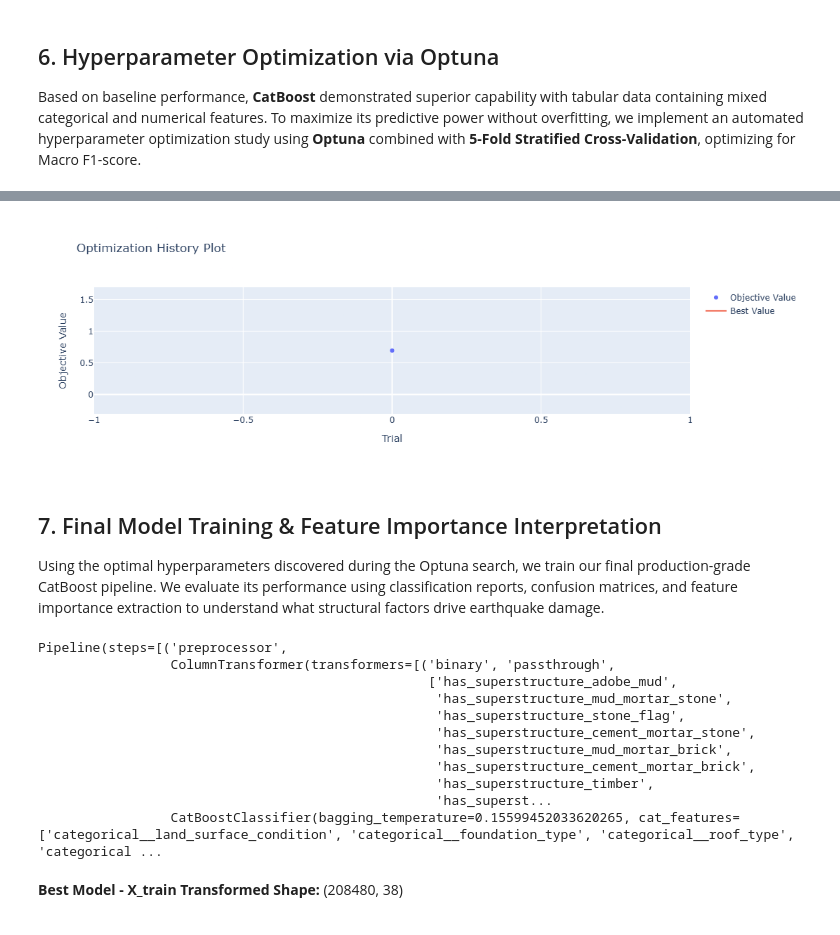
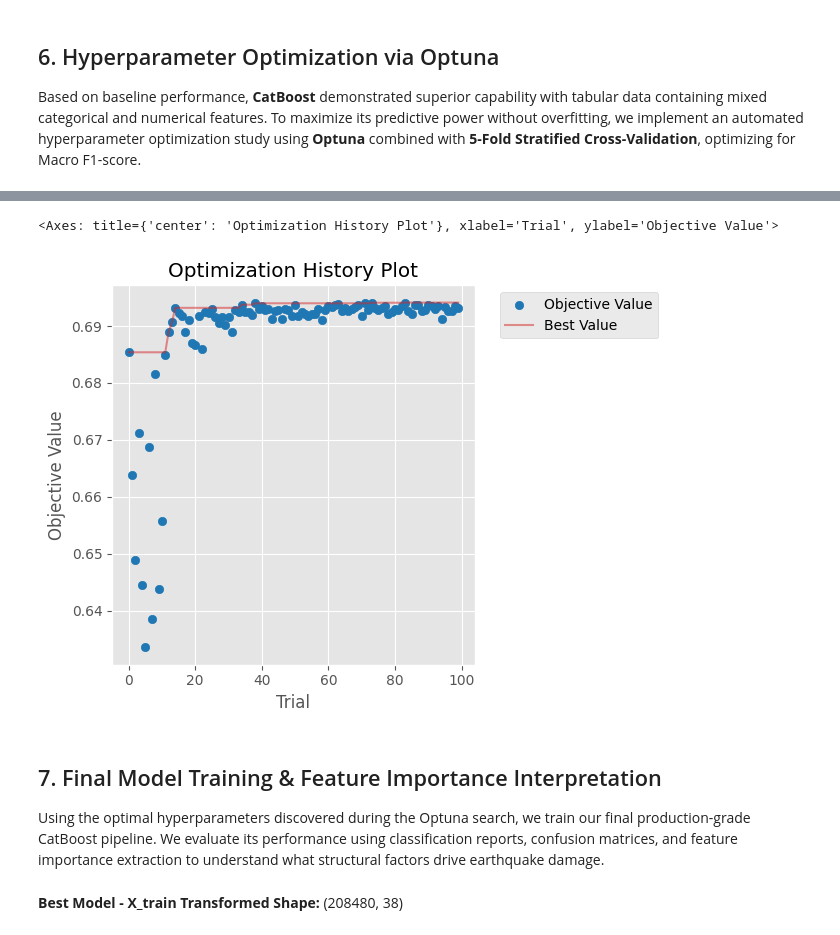
Before and after one commit to Arjunr3108/earthquake_damage_prediction, a Jupyter notebook: earthquake_damage_prediction.ipynb, the cells around one changed output, grey strips where cells are left out. Saved outputs shown, nothing was run; the diff lists cells and outputs as text; code cells hidden in the pictures.

Commit message:
New Notebook with better model
100 trials GPU - CatBoost Optuna Tunned.

```diff
--- a/earthquake_damage_prediction.ipynb
+++ b/earthquake_damage_prediction.ipynb
@@ -913,8 +896,10 @@ display(Markdown("### Best Hyperparameters Found:"), study.best_params)
 # %%
 # Visualize optimization history across trials to track metric improvement, convergence, and search progress.
-vis.plot_optimization_history(study)
+warnings.filterwarnings("ignore", message=".* is experimental.*")
+optuna_plt.plot_optimization_history(study)
 # %% [output]
+<Axes: title={'center': 'Optimization History Plot'}, xlabel='Trial', ylabel='Objective Value'>
-[figure, old version]
+[figure, new version]
 # %% [markdown]
 ## 7. Final Model Training & Feature Importance Interpretation
 Using the optimal hyperparameters discovered during the Optuna search, we train our final production-grade CatBoost pipeline. We evaluate its performance using classification reports, confusion matrices, and feature importance extraction to understand what structural factors drive earthquake damage.
@@ -930,23 +915,11 @@ best_preprocessor = ColumnTransformer(
 
 best_pipeline = Pipeline(steps=[
     ('preprocessor', best_preprocessor),
-    ('model', CatBoostClassifier(task_type='CPU', cat_features=best_categorical_cols, **study.best_params, random_state=42, verbose=0))
+    ('model', CatBoostClassifier(cat_features=best_categorical_cols, auto_class_weights='SqrtBalanced', task_type='GPU', **study.best_params, random_state=42, verbose=0))
 ])
 
 best_pipeline.set_output(transform="pandas")
-best_pipeline.fit(X_train, y_train)
+best_pipeline.fit(X_train, y_train);
-# %% [output]
-Pipeline(steps=[('preprocessor',
-                 ColumnTransformer(transformers=[('binary', 'passthrough',
-                                                  ['has_superstructure_adobe_mud',
-                                                   'has_superstructure_mud_mortar_stone',
-                                                   'has_superstructure_stone_flag',
-                                                   'has_superstructure_cement_mortar_stone',
-                                                   'has_superstructure_mud_mortar_brick',
-                                                   'has_superstructure_cement_mortar_brick',
-                                                   'has_superstructure_timber',
-                                                   'has_superst...
-                 CatBoostClassifier(bagging_temperature=0.15599452033620265, cat_features=['categorical__land_surface_condition', 'categorical__foundation_type', 'categorical__roof_type', 'categorical ...
 # %%
 # Verify preprocessed feature shapes and inspect sample data to ensure the pipeline transformed the training and validation sets correctly.
 X_train_best_transformed = best_pipeline.named_steps['preprocessor'].transform(X_train)
```
Also changed, not shown: parts of 41 cells of this notebook, 1 other file.
